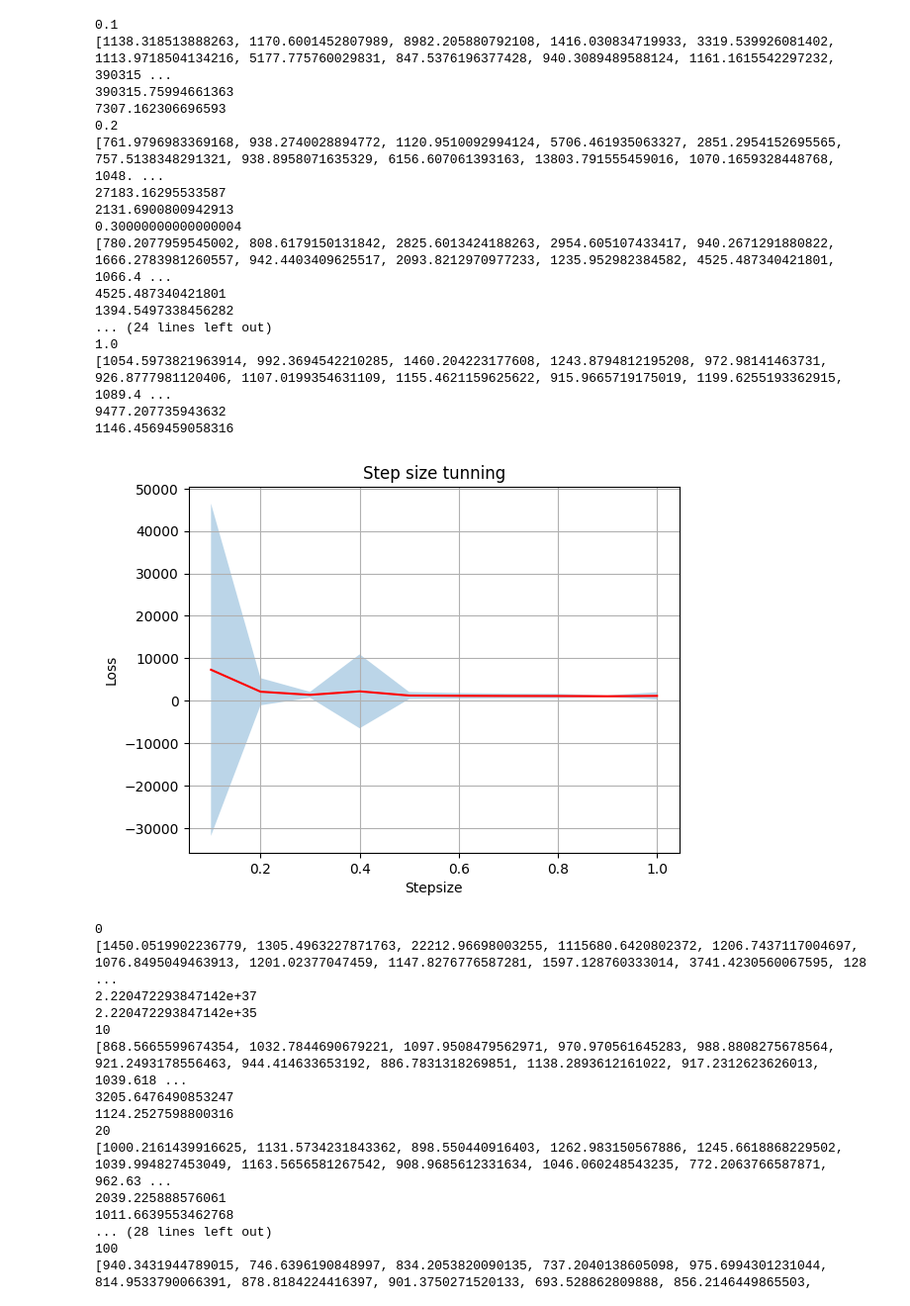
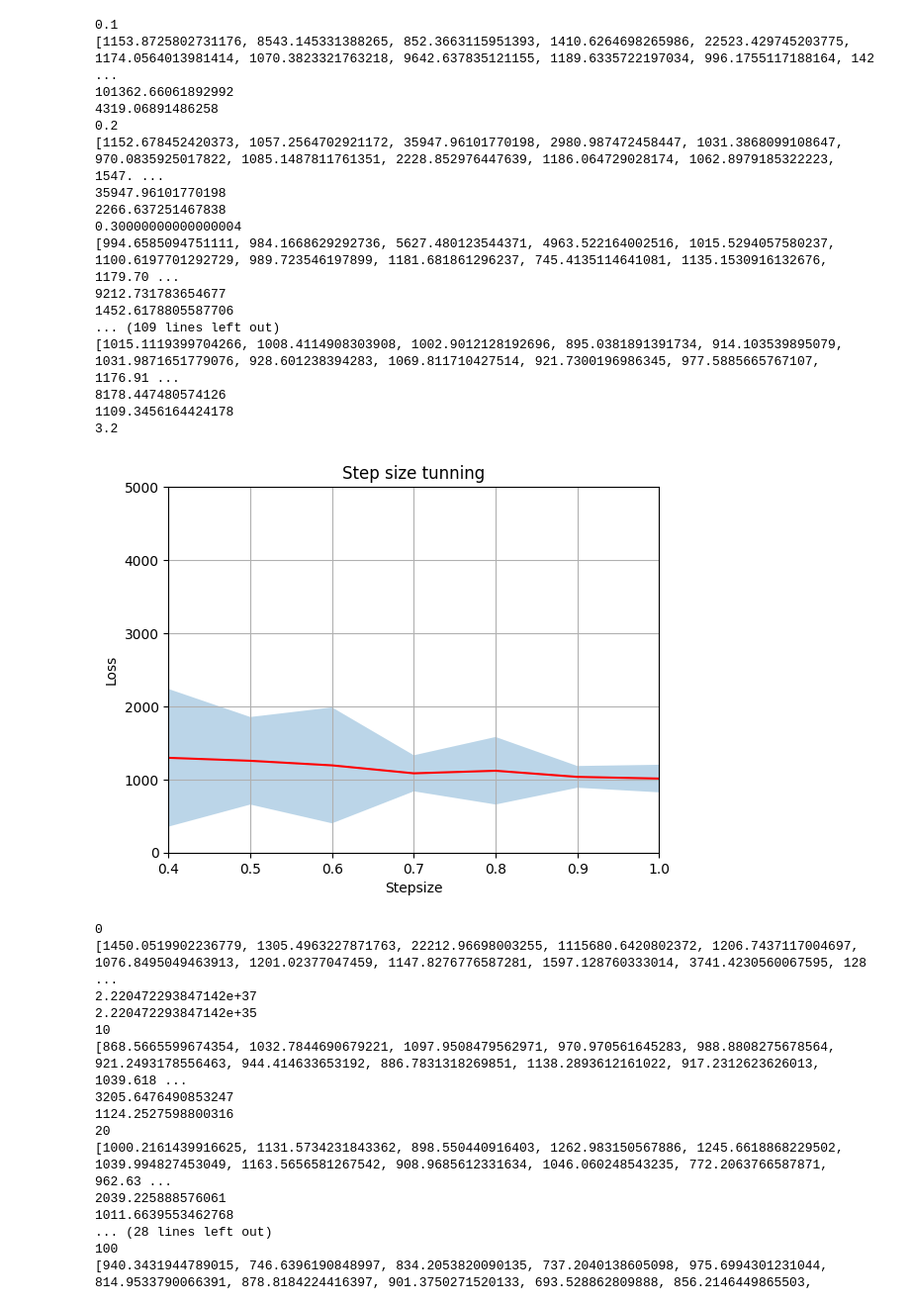
Before and after one commit to estherlb/stochastic_3, a Jupyter notebook: Reverse-Engineering Predator-Prey System/hillclimber.ipynb, the cells around one changed output. Shown: that part at 99% size. Drawn from its saved outputs; the diff is of its cells as text; code cells hidden in the pictures.

```diff
--- a/Reverse-Engineering Predator-Prey System/hillclimber.ipynb
+++ b/Reverse-Engineering Predator-Prey System/hillclimber.ipynb
@@ -151,7 +183,7 @@ n_runs = 99
 loss_list = []
 loss_std = []
 step_size_list = []
-for step_size in np.arange(0.1, 1.1, 0.1):
+for step_size in np.arange(0.1, 5.1, 0.1):
     print(step_size)
     mean_loss, std_loss, best_params = multirun_hill(n_runs, data, init_guess, step_size, iterations)
     loss_list.append(mean_loss)
@@ -168,23 +200,35 @@ plt.fill_between(step_size_list, np.array(loss_list)-np.array(loss_std), np.arra
 plt.show()
 # %% [output]
 0.1
-[1138.318513888263, 1170.6001452807989, 8982.205880792108, 1416.030834719933, 3319.539926081402, 1113.9718504134216, 5177.775760029831, 847.5376196377428, 940.3089489588124, 1161.1615542297232, 390315 ...
-390315.75994661363
-7307.162306696593
+[1153.8725802731176, 8543.145331388265, 852.3663115951393, 1410.6264698265986, 22523.429745203775, 1174.0564013981414, 1070.3823321763218, 9642.637835121155, 1189.6335722197034, 996.1755117188164, 142 ...
+101362.66061892992
+4319.06891486258
 0.2
-[761.9796983369168, 938.2740028894772, 1120.9510092994124, 5706.461935063327, 2851.2954152695565, 757.5138348291321, 938.8958071635329, 6156.607061393163, 13803.791555459016, 1070.1659328448768, 1048. ...
-27183.16295533587
-2131.6900800942913
+[1152.678452420373, 1057.2564702921172, 35947.96101770198, 2980.987472458447, 1031.3868099108647, 970.0835925017822, 1085.1487811761351, 2228.852976447639, 1186.064729028174, 1062.8979185322223, 1547. ...
+35947.96101770198
+2266.637251467838
 0.30000000000000004
-[780.2077959545002, 808.6179150131842, 2825.6013424188263, 2954.605107433417, 940.2671291880822, 1666.2783981260557, 942.4403409625517, 2093.8212970977233, 1235.952982384582, 4525.487340421801, 1066.4 ...
-4525.487340421801
-1394.5497338456282
-... (24 lines left out)
-1.0
-[1054.5973821963914, 992.3694542210285, 1460.204223177608, 1243.8794812195208, 972.98141463731, 926.8777981120406, 1107.0199354631109, 1155.4621159625622, 915.9665719175019, 1199.6255193362915, 1089.4 ...
-9477.207735943632
-1146.4569459058316
+[994.6585094751111, 984.1668629292736, 5627.480123544371, 4963.522164002516, 1015.5294057580237, 1100.6197701292729, 989.723546197899, 1181.681861296237, 745.4135114641081, 1135.1530916132676, 1179.70 ...
+9212.731783654677
+1452.6178805587706
+... (109 lines left out)
+[1015.1119399704266, 1008.4114908303908, 1002.9012128192696, 895.0381891391734, 914.103539895079, 1031.9871651779076, 928.601238394283, 1069.811710427514, 921.7300196986345, 977.5885665767107, 1176.91 ...
+8178.447480574126
+1109.3456164424178
+3.2
-[figure, removed]
+# %%
+plt.title("Step size tunning")
+plt.ylabel("Loss")
+plt.xlabel("Stepsize")
+plt.grid()
+
+plt.plot(step_size_list ,loss_list, color="r")
+plt.fill_between(step_size_list, np.array(loss_list)-np.array(loss_std), np.array(loss_list)+np.array(loss_std), alpha = 0.3)
+plt.ylim(0, 5000)
+plt.xlim(0.4, 1.0)
+plt.show()
+# %% [output]
+[figure, added]
 # %%
 init_guess = []
 for i in range(4):
```
Also changed, not shown: parts of 2 cells of this notebook, 1 other file.
